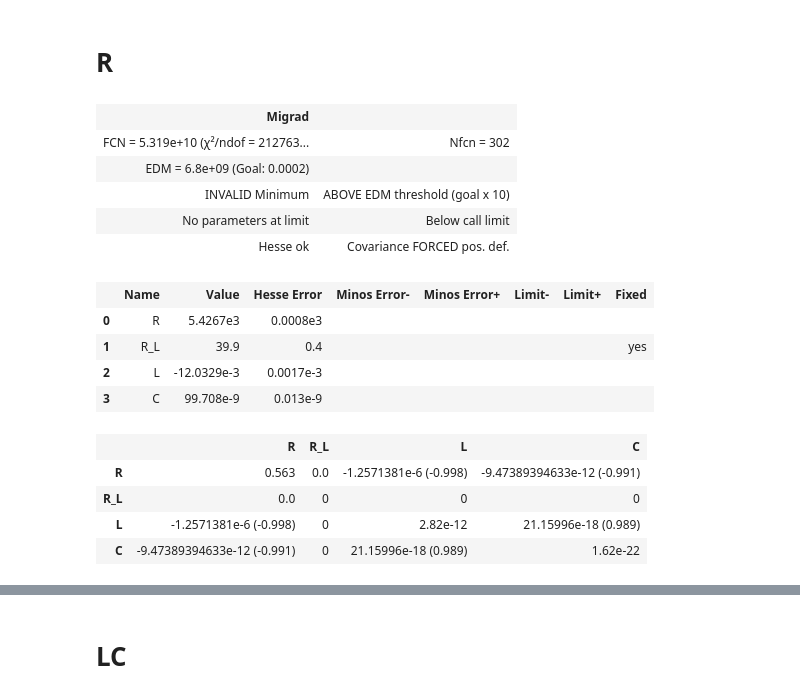
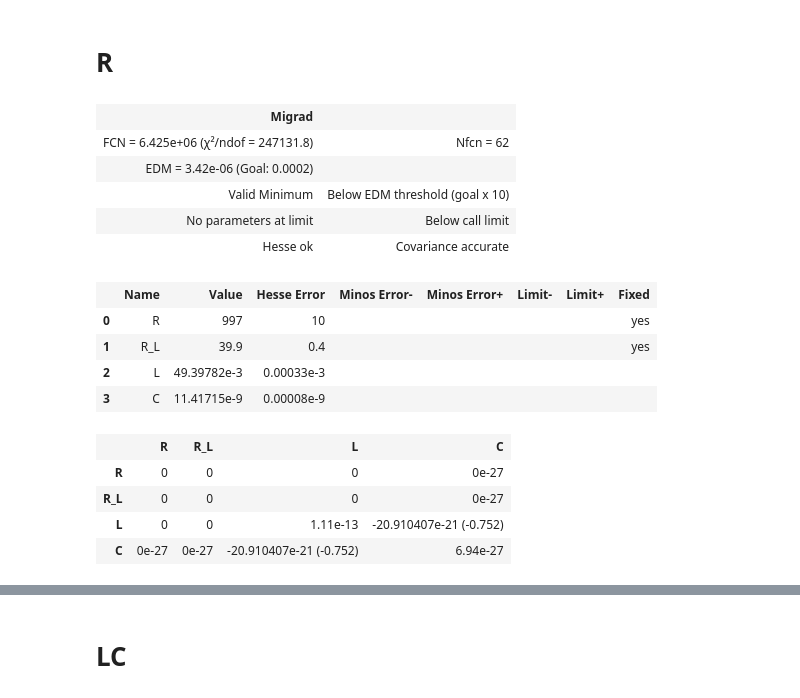
Before and after one commit to Yedi278/Lab2, a Jupyter notebook: Circuiti_3/RLC.ipynb, the cells around one changed output, grey strips where cells are left out. Drawn from its saved outputs; the diff is of its cells as text; code cells hidden in the pictures.

```diff
--- a/Circuiti_3/RLC.ipynb
+++ b/Circuiti_3/RLC.ipynb
@@ -35,7 +32,7 @@ if 1:
 
         CH1,SGN,MTH, V_SGN, V_MTH, zero_CH1, zero_SGN, zero_MTH, m1, m2, m3, dt_CH1, dt_MTH, V_SGN_err, V_MTH_err = analize(path, i, force=True, prec=1e-8,verbose=True)
 
-        # x=np.linspace(np.min(CH1[0]), np.max(CH1[0]), 100)
+        x=np.linspace(np.min(CH1[0]), np.max(CH1[0]), 100)
 
         # plt.figure(figsize=(10,4))
         # plt.plot(x, sine(x, **m1.values.to_dict()), label='CH1 fit', color='red')
@@ -66,7 +63,7 @@ if 1:
     V_res_err = np.array(V_res_err)
     V_l_err = np.array(V_l_err)
     fase_res = -np.array(fase_res) + np.pi
-    fase_l = -np.array(fase_l) + np.pi
+    fase_l = -(np.array(fase_l) - np.pi)
     freqs = np.array(freqs)
 # %%
 plt.figure(figsize=(8,5))
@@ -121,25 +124,25 @@ No artists with labels found to put in legend.  Note that artists whose label st
 # %% [markdown]
 # R
 # %%
-c = LeastSquares(freqs*2*np.pi, V_res, V_res_err, G, verbose=False)
+c = LeastSquares(freqs*2*np.pi, V_res, V_res_err, G_R, verbose=False)
 f_m = Minuit(c, R=997, R_L=39.9, L=40e-3, C=12e-9)
-f_m.fixed['R_L'] = True
+f_m.fixed['R','R_L'] = True
 f_m.migrad()
 f_m.hesse()
 # %% [output]
 | Migrad |  |
-| FCN = 5.319e+10 (χ²/ndof = 212763... | Nfcn = 302 |
-| EDM = 6.8e+09 (Goal: 0.0002) |  |
-| INVALID Minimum | ABOVE EDM threshold (goal x 10) |
+| FCN = 6.425e+06 (χ²/ndof = 247131.8) | Nfcn = 62 |
+| EDM = 3.42e-06 (Goal: 0.0002) |  |
+| Valid Minimum | Below EDM threshold (goal x 10) |
 | No parameters at limit | Below call limit |
-| Hesse ok | Covariance FORCED pos. def. |
+| Hesse ok | Covariance accurate |
 |  | Name | Value | Hesse Error | Minos Error- | Minos Error+ | Limit- | Limit+ | Fixed |
-| 0 | R | 5.4267e3 | 0.0008e3 |  |  |  |  |  |
+| 0 | R | 997 | 10 |  |  |  |  | yes |
 | 1 | R_L | 39.9 | 0.4 |  |  |  |  | yes |
-| 2 | L | -12.0329e-3 | 0.0017e-3 |  |  |  |  |  |
-| 3 | C | 99.708e-9 | 0.013e-9 |  |  |  |  |  |
+| 2 | L | 49.39782e-3 | 0.00033e-3 |  |  |  |  |  |
+| 3 | C | 11.41715e-9 | 0.00008e-9 |  |  |  |  |  |
 |  | R | R_L | L | C |
-| R | 0.563 | 0.0 | -1.2571381e-6 (-0.998) | -9.47389394633e-12 (-0.991) |
-| R_L | 0.0 | 0 | 0 | 0 |
-| L | -1.2571381e-6 (-0.998) | 0 | 2.82e-12 | 21.15996e-18 (0.989) |
-| C | -9.47389394633e-12 (-0.991) | 0 | 21.15996e-18 (0.989) | 1.62e-22 |
+| R | 0 | 0 | 0 | 0e-27 |
+| R_L | 0 | 0 | 0 | 0e-27 |
+| L | 0 | 0 | 1.11e-13 | -20.910407e-21 (-0.752) |
+| C | 0e-27 | 0e-27 | -20.910407e-21 (-0.752) | 6.94e-27 |
```
Also changed, not shown: parts of 10 cells of this notebook, 1 other file.
